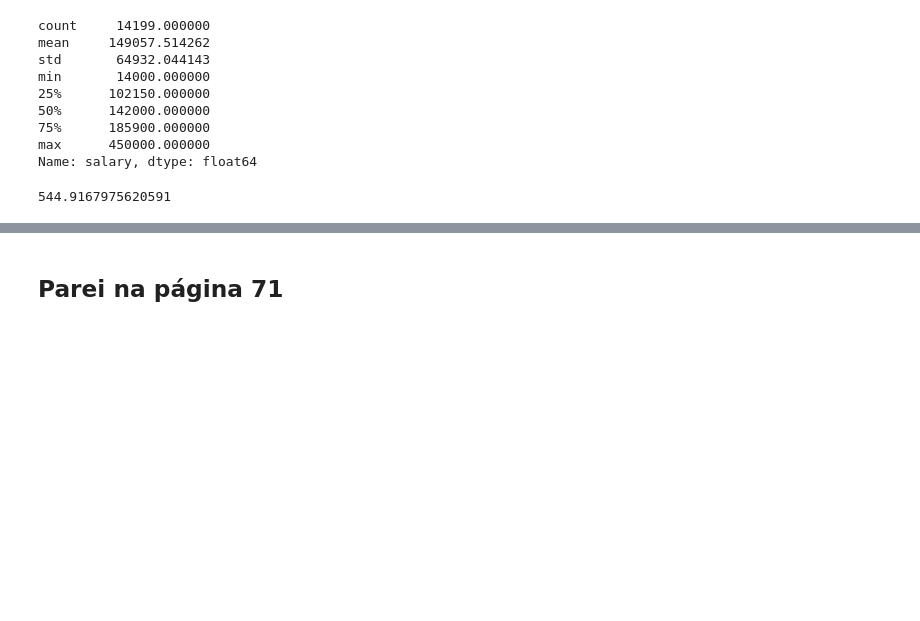
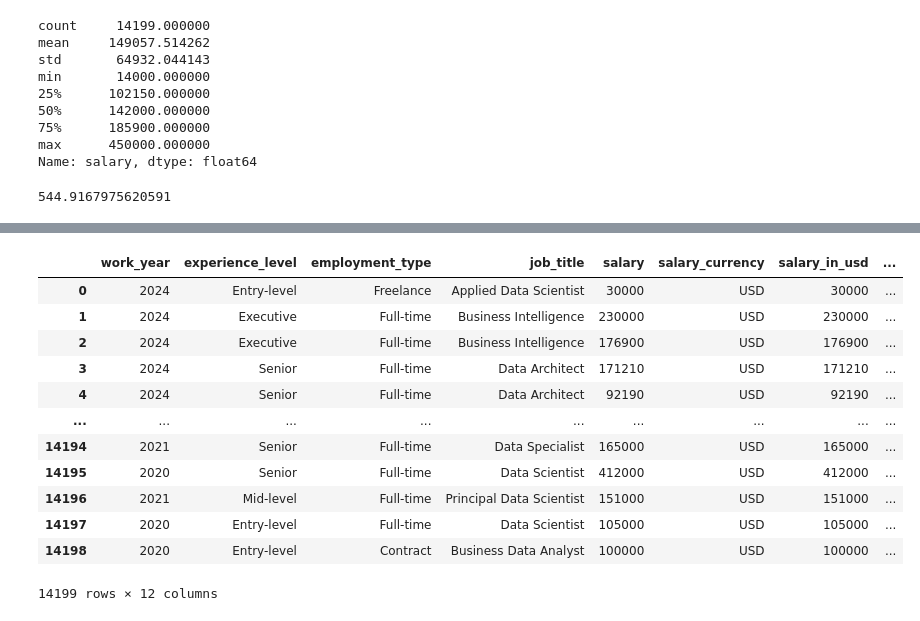
Before and after one commit to blsribeiro83/mba-data-science, a Jupyter notebook: 01-estatistica/02.distribuicao_probabilidade.ipynb, the cells around one changed output, grey strips where cells are left out. Drawn from its saved outputs; the diff is of its cells as text; code cells hidden in the pictures; blank space fills up the shorter version.

```diff
--- a/01-estatistica/02.distribuicao_probabilidade.ipynb
+++ b/01-estatistica/02.distribuicao_probabilidade.ipynb
@@ -233,2 +233,16 @@ std. error: 531.6388628635457
-# %% [markdown]
-## Parei na página 71
+# %%
+jobs
+# %% [output]
+|  | work_year | experience_level | employment_type | job_title | salary | salary_currency | salary_in_usd | ... |
+| 0 | 2024 | Entry-level | Freelance | Applied Data Scientist | 30000 | USD | 30000 | ... |
+| 1 | 2024 | Executive | Full-time | Business Intelligence | 230000 | USD | 230000 | ... |
+| 2 | 2024 | Executive | Full-time | Business Intelligence | 176900 | USD | 176900 | ... |
+| 3 | 2024 | Senior | Full-time | Data Architect | 171210 | USD | 171210 | ... |
+| 4 | 2024 | Senior | Full-time | Data Architect | 92190 | USD | 92190 | ... |
+| ... | ... | ... | ... | ... | ... | ... | ... | ... |
+| 14194 | 2021 | Senior | Full-time | Data Specialist | 165000 | USD | 165000 | ... |
+| 14195 | 2020 | Senior | Full-time | Data Scientist | 412000 | USD | 412000 | ... |
+| 14196 | 2021 | Mid-level | Full-time | Principal Data Scientist | 151000 | USD | 151000 | ... |
+| 14197 | 2020 | Entry-level | Full-time | Data Scientist | 105000 | USD | 105000 | ... |
+| 14198 | 2020 | Entry-level | Contract | Business Data Analyst | 100000 | USD | 100000 | ... |
+14199 rows × 12 columns
```
Also changed, not shown: parts of 4 cells of this notebook, 2 other files.
